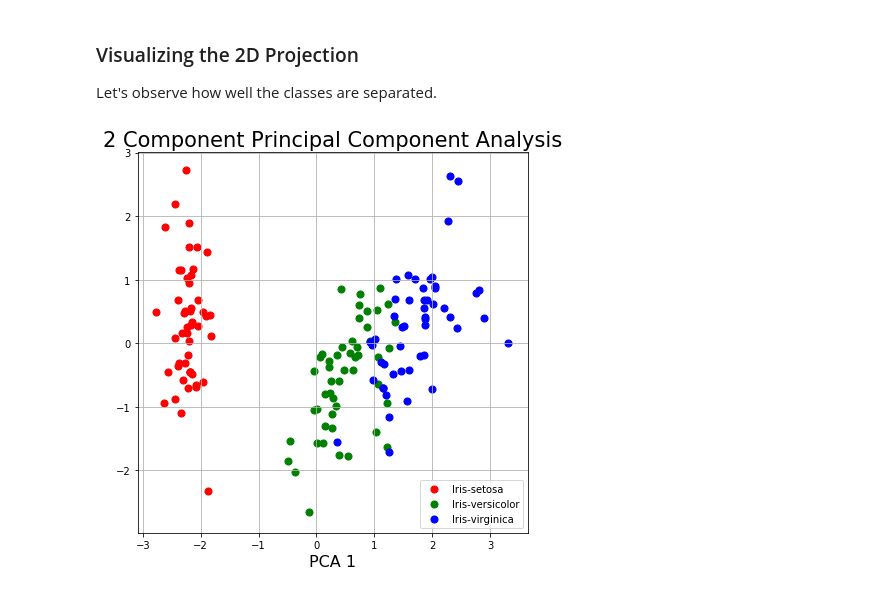
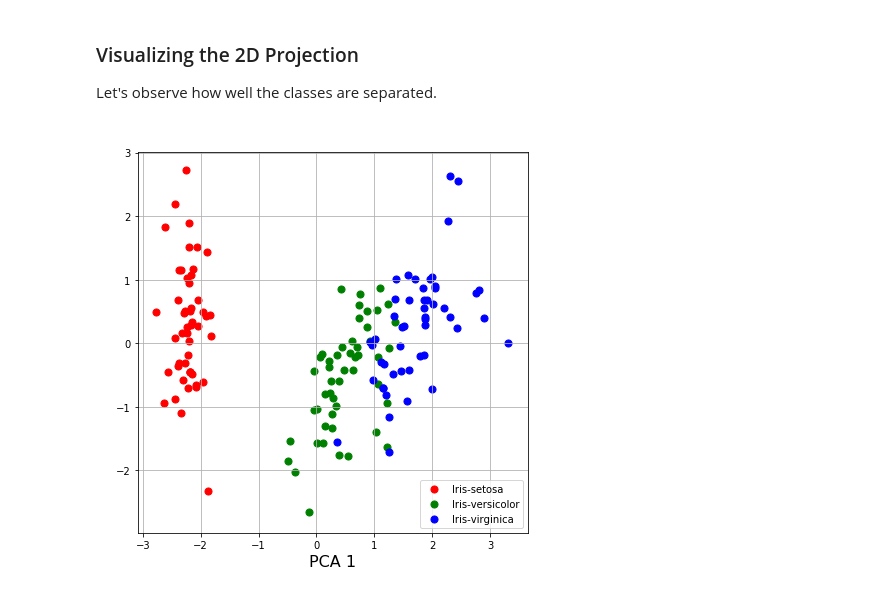
Before and after one commit to ikennachifo/ml-mini-projects, a Jupyter notebook: PCA in Python on the Iris Dataset.ipynb, the cells around one changed output. Drawn from its saved outputs; the diff is of its cells as text; code cells hidden in the pictures.

```diff
--- a/PCA in Python on the Iris Dataset.ipynb
+++ b/PCA in Python on the Iris Dataset.ipynb
@@ -75,20 +76,20 @@ Let's observe how well the classes are separated.
 # %%
 import matplotlib.pyplot as plt
 
 fig = plt.figure(figsize = (7,7))
 ax = fig.add_subplot(1,1,1)
 ax.set_xlabel('PCA 1', fontsize = 16)
 ax.set_xlabel('PCA 1', fontsize = 16)
-ax.set_title('2 Component Principal Component Analysis', fontsize = 21)
+ax.set_title('2 Component Principal Component Analysis', fontsize = 21, color='white')
 
 targets = ['Iris-setosa', 'Iris-versicolor', 'Iris-virginica']
 colors = ['r', 'g', 'b']
 
 for target, color in zip(targets,colors):
     indicesToRetain = finalDF['target'] == target
     ax.scatter(finalDF.loc[indicesToRetain, 'PC 1'], finalDF.loc[indicesToRetain, 'PC 2'], c = color, s = 50)
 
 ax.legend(targets)
 ax.grid()
 # %% [output]
-[figure, old version]
+[figure, new version]
```
Also changed, not shown: parts of 4 cells of this notebook.
